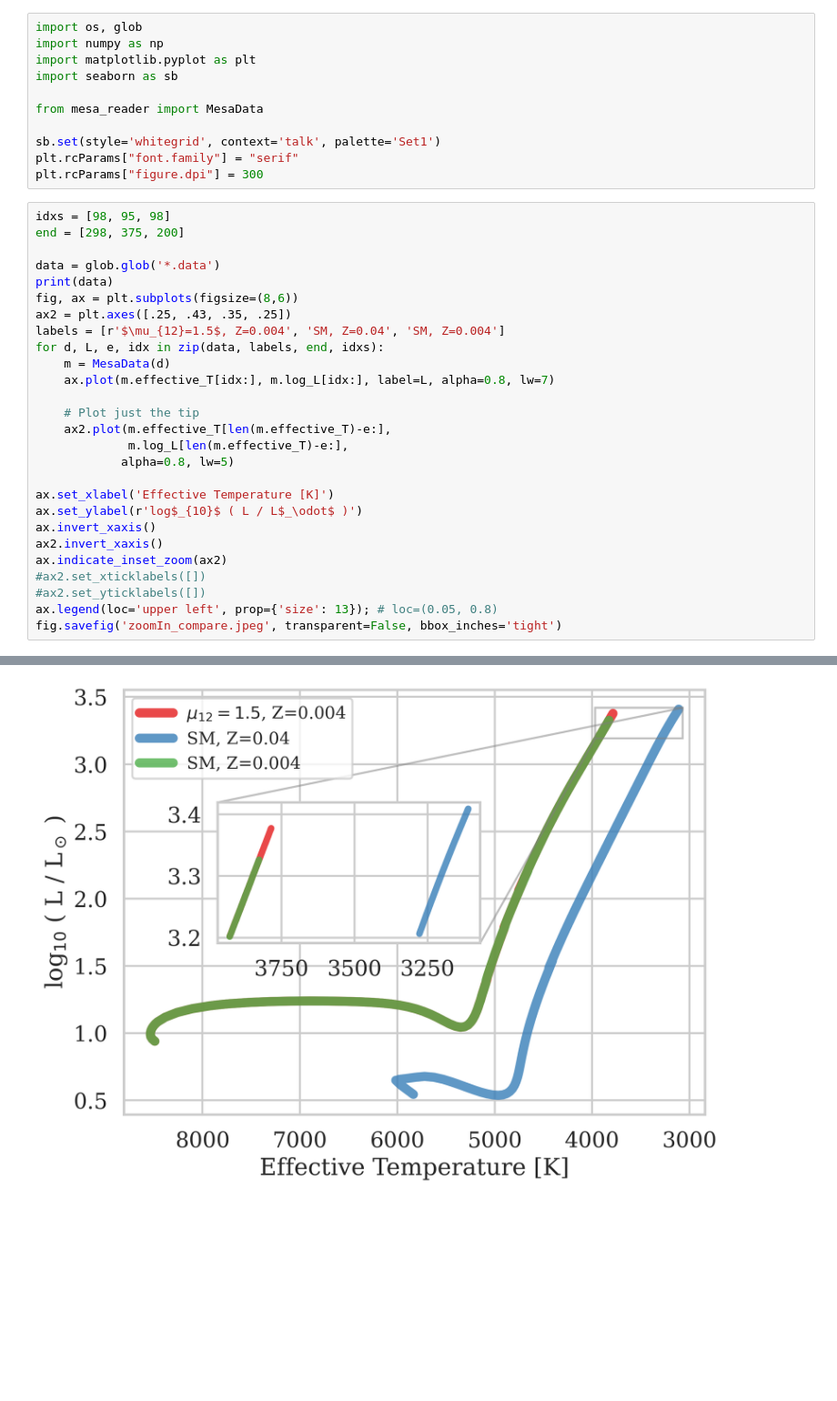
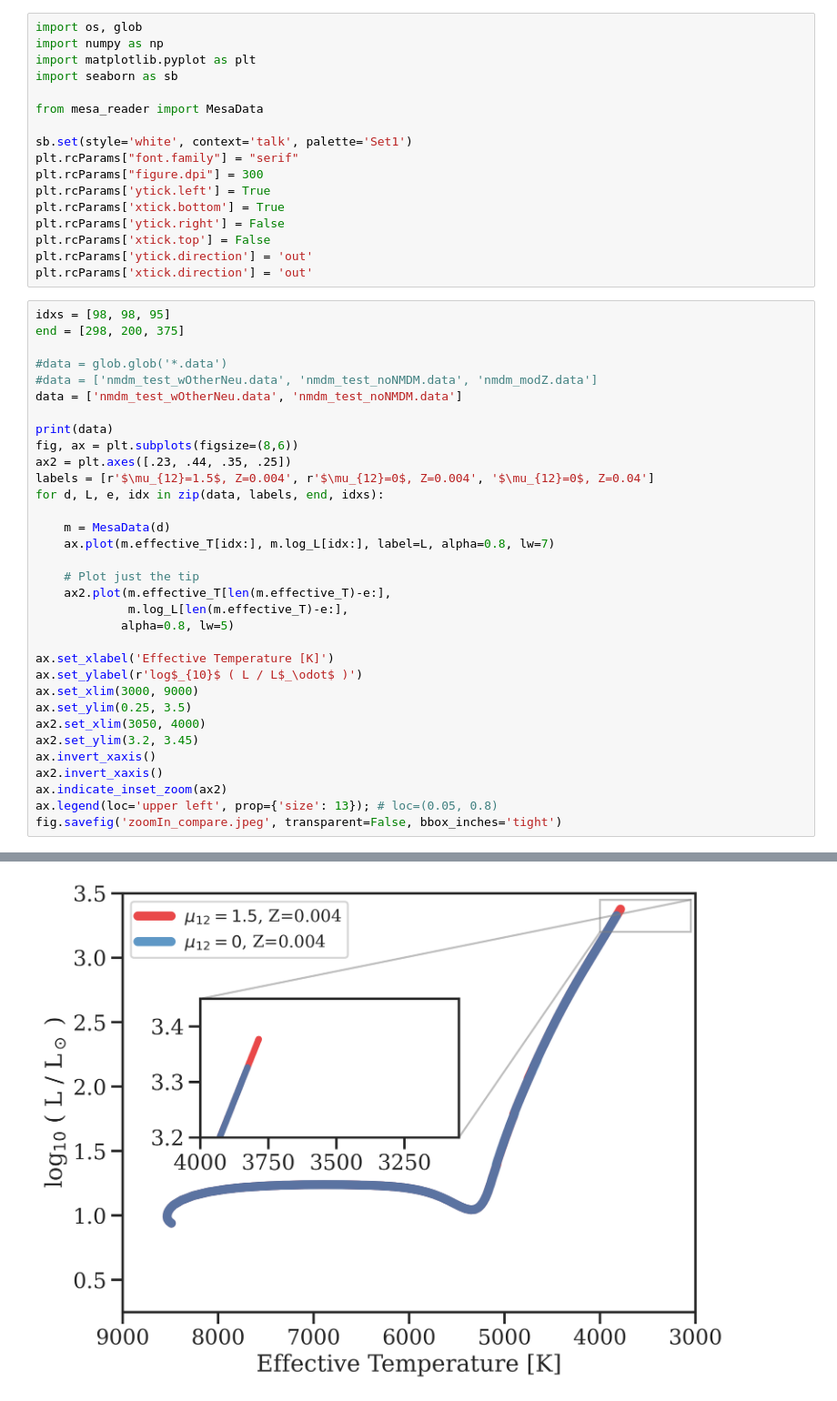
Before and after one commit to noahfranz13/NMDinStars, a Jupyter notebook: analysis/compare_mu_noMu.ipynb, the cells around one changed output, grey strips where cells are left out. Shown: that part at 91% size. Saved outputs shown, nothing was run; the diff lists cells and outputs as text; blank space fills up the shorter version.

```diff
--- a/analysis/compare_mu_noMu.ipynb
+++ b/analysis/compare_mu_noMu.ipynb
@@ -6,19 +6,29 @@ import seaborn as sb
 
 from mesa_reader import MesaData
 
-sb.set(style='whitegrid', context='talk', palette='Set1')
+sb.set(style='white', context='talk', palette='Set1')
 plt.rcParams["font.family"] = "serif"
 plt.rcParams["figure.dpi"] = 300
+plt.rcParams['ytick.left'] = True
+plt.rcParams['xtick.bottom'] = True
+plt.rcParams['ytick.right'] = False
+plt.rcParams['xtick.top'] = False
+plt.rcParams['ytick.direction'] = 'out'
+plt.rcParams['xtick.direction'] = 'out'
 # %%
-idxs = [98, 95, 98]
-end = [298, 375, 200]
+idxs = [98, 98, 95]
+end = [298, 200, 375]
 
-data = glob.glob('*.data')
+#data = glob.glob('*.data')
+#data = ['nmdm_test_wOtherNeu.data', 'nmdm_test_noNMDM.data', 'nmdm_modZ.data']
+data = ['nmdm_test_wOtherNeu.data', 'nmdm_test_noNMDM.data']
+
 print(data)
 fig, ax = plt.subplots(figsize=(8,6))
-ax2 = plt.axes([.25, .43, .35, .25])
-labels = [r'$\mu_{12}=1.5$, Z=0.004', 'SM, Z=0.04', 'SM, Z=0.004']
+ax2 = plt.axes([.23, .44, .35, .25])
+labels = [r'$\mu_{12}=1.5$, Z=0.004', r'$\mu_{12}=0$, Z=0.004', '$\mu_{12}=0$, Z=0.04']
 for d, L, e, idx in zip(data, labels, end, idxs):
+
     m = MesaData(d)
     ax.plot(m.effective_T[idx:], m.log_L[idx:], label=L, alpha=0.8, lw=7)
 
@@ -29,11 +39,13 @@ for d, L, e, idx in zip(data, labels, end, idxs):
 
 ax.set_xlabel('Effective Temperature [K]')
 ax.set_ylabel(r'log$_{10}$ ( L / L$_\odot$ )')
+ax.set_xlim(3000, 9000)
+ax.set_ylim(0.25, 3.5)
+ax2.set_xlim(3050, 4000)
+ax2.set_ylim(3.2, 3.45)
 ax.invert_xaxis()
 ax2.invert_xaxis()
 ax.indicate_inset_zoom(ax2)
-#ax2.set_xticklabels([])
-#ax2.set_yticklabels([])
 ax.legend(loc='upper left', prop={'size': 13}); # loc=(0.05, 0.8)
 fig.savefig('zoomIn_compare.jpeg', transparent=False, bbox_inches='tight')
 # %% [output]
@@ -41,4 +53,4 @@ fig.savefig('zoomIn_compare.jpeg', transparent=False, bbox_inches='tight')
-[figure, old version]
+[figure, new version]
 # %%
 sb.set_style('white')
 
```
Also changed, not shown: parts of 2 cells of this notebook, 2 other files.
